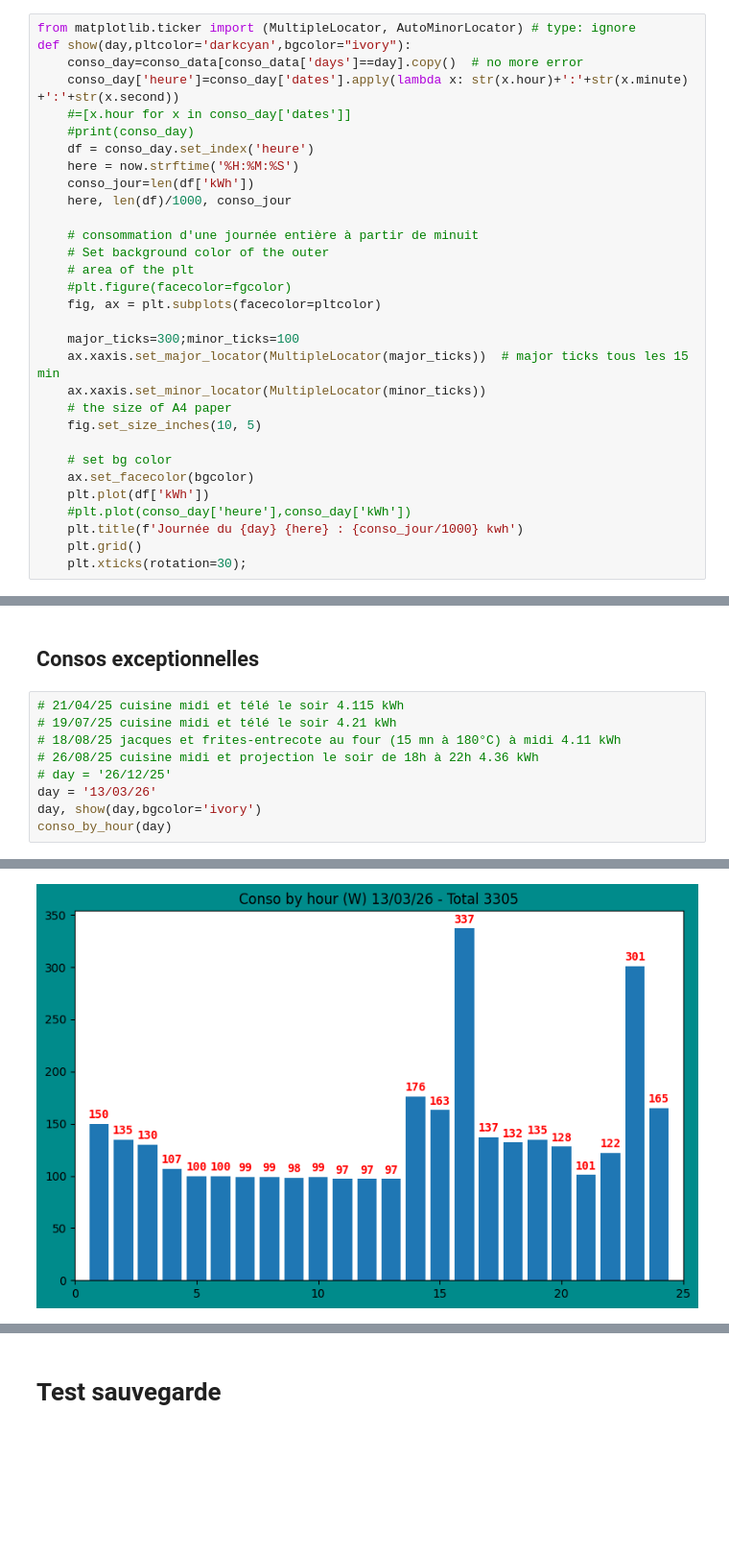
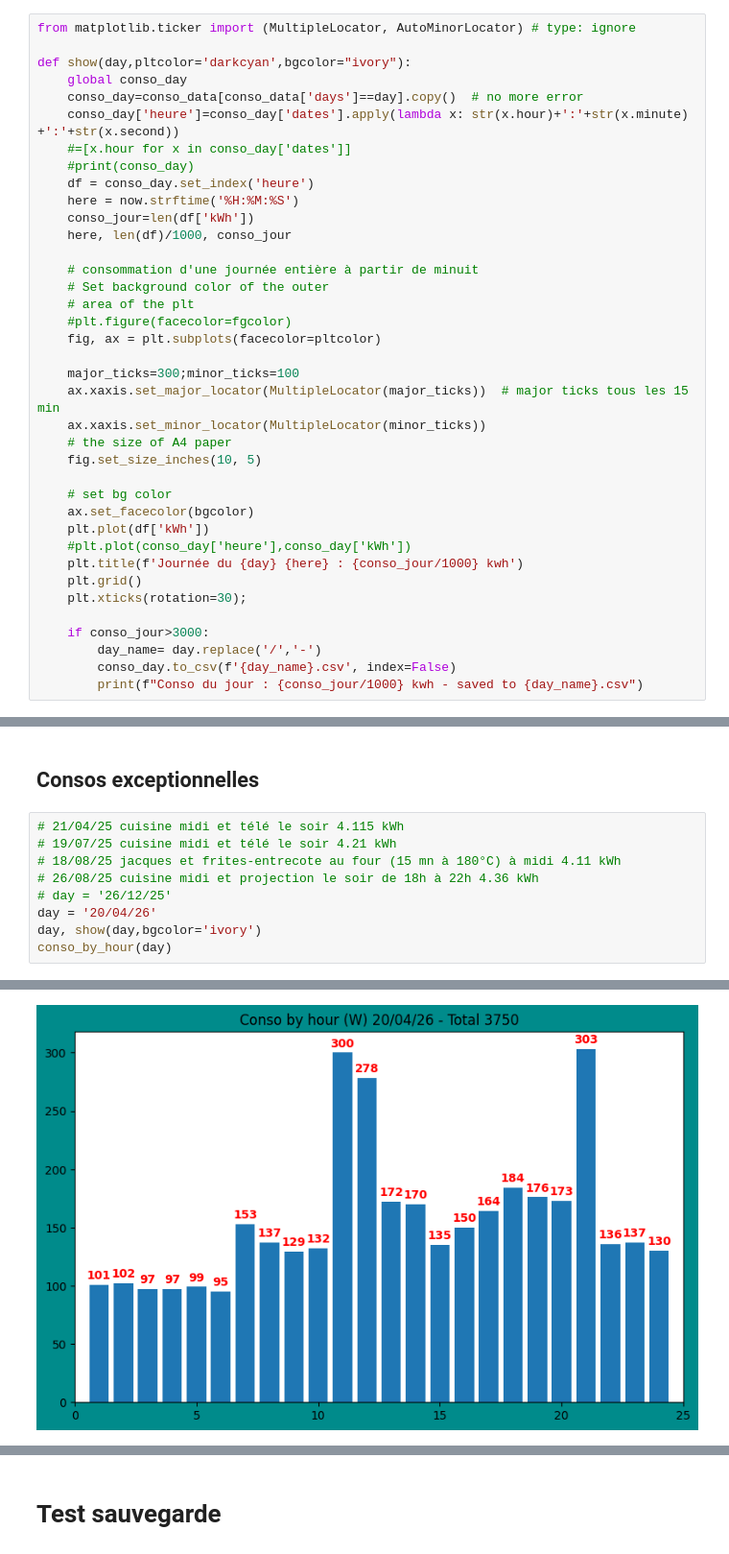
Before and after one commit to jdavid54/jupyter_notebooks2, a Jupyter notebook: conso_kwh_mini.ipynb, the cells around one changed output, grey strips where cells are left out. Shown at 96% size. Drawn from its saved outputs; the diff is of its cells as text; blank space fills up the shorter version.

```diff
--- a/conso_kwh_mini.ipynb
+++ b/conso_kwh_mini.ipynb
@@ -294,7 +294,9 @@ print(end - start)
 #### show('dd/mm/yy')
 # %%
 from matplotlib.ticker import (MultipleLocator, AutoMinorLocator) # type: ignore
+
 def show(day,pltcolor='darkcyan',bgcolor="ivory"):
+    global conso_day
     conso_day=conso_data[conso_data['days']==day].copy()  # no more error
     conso_day['heure']=conso_day['dates'].apply(lambda x: str(x.hour)+':'+str(x.minute) +':'+str(x.second))
     #=[x.hour for x in conso_day['dates']]
@@ -323,4 +325,9 @@ def show(day,pltcolor='darkcyan',bgcolor="ivory"):
     plt.title(f'Journée du {day} {here} : {conso_jour/1000} kwh')
     plt.grid()
     plt.xticks(rotation=30);
+
+    if conso_jour>3000:
+        day_name= day.replace('/','-')
+        conso_day.to_csv(f'{day_name}.csv', index=False)
+        print(f"Conso du jour : {conso_jour/1000} kwh - saved to {day_name}.csv")
 # %%
@@ -1581,7 +1684,7 @@ conso_day.to_csv('conso_today.csv', index=False)
 # 18/08/25 jacques et frites-entrecote au four (15 mn à 180°C) à midi 4.11 kWh
 # 26/08/25 cuisine midi et projection le soir de 18h à 22h 4.36 kWh
 # day = '26/12/25'
-day = '13/03/26'
+day = '20/04/26'
 day, show(day,bgcolor='ivory')
 conso_by_hour(day)
 # %% [output]
@@ -1589 +1693 @@ conso_by_hour(day)
-[figure, old version]
+[figure, new version]
```
Also changed, not shown: parts of 149 cells of this notebook, 14 other files.
